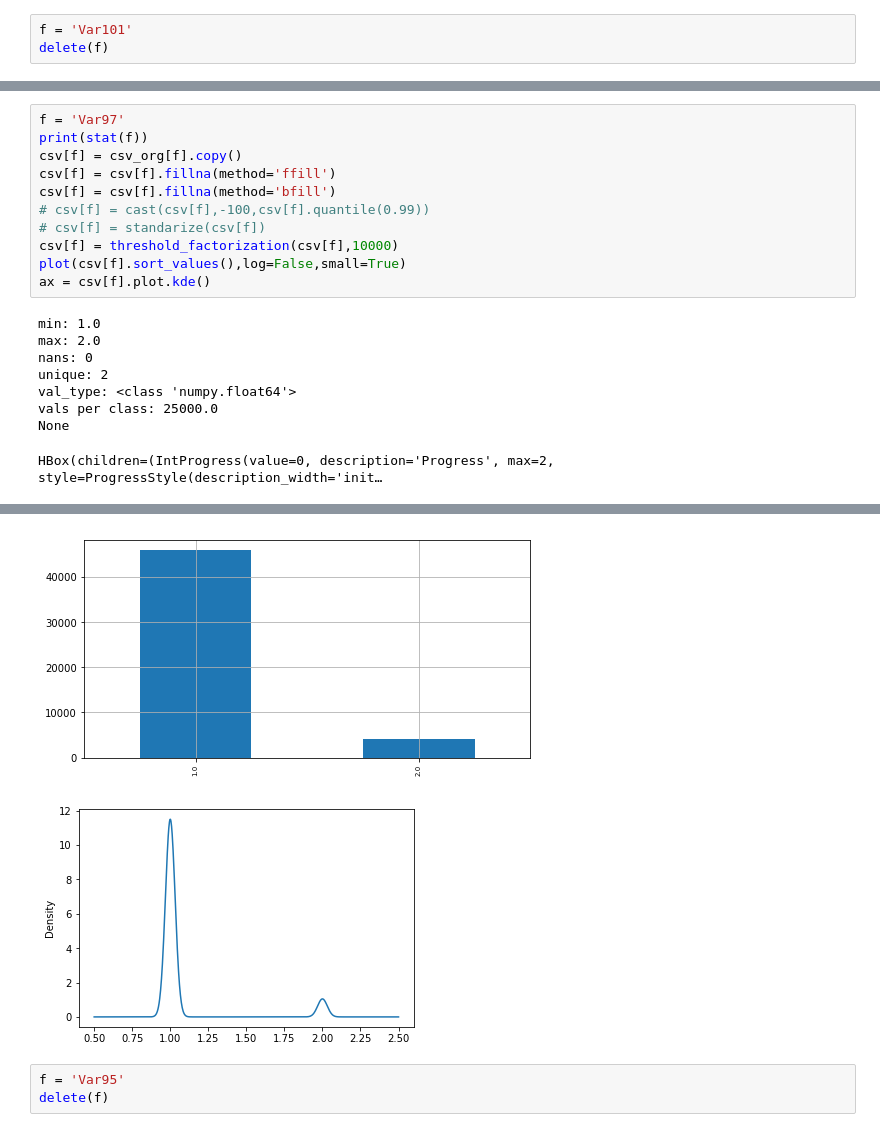
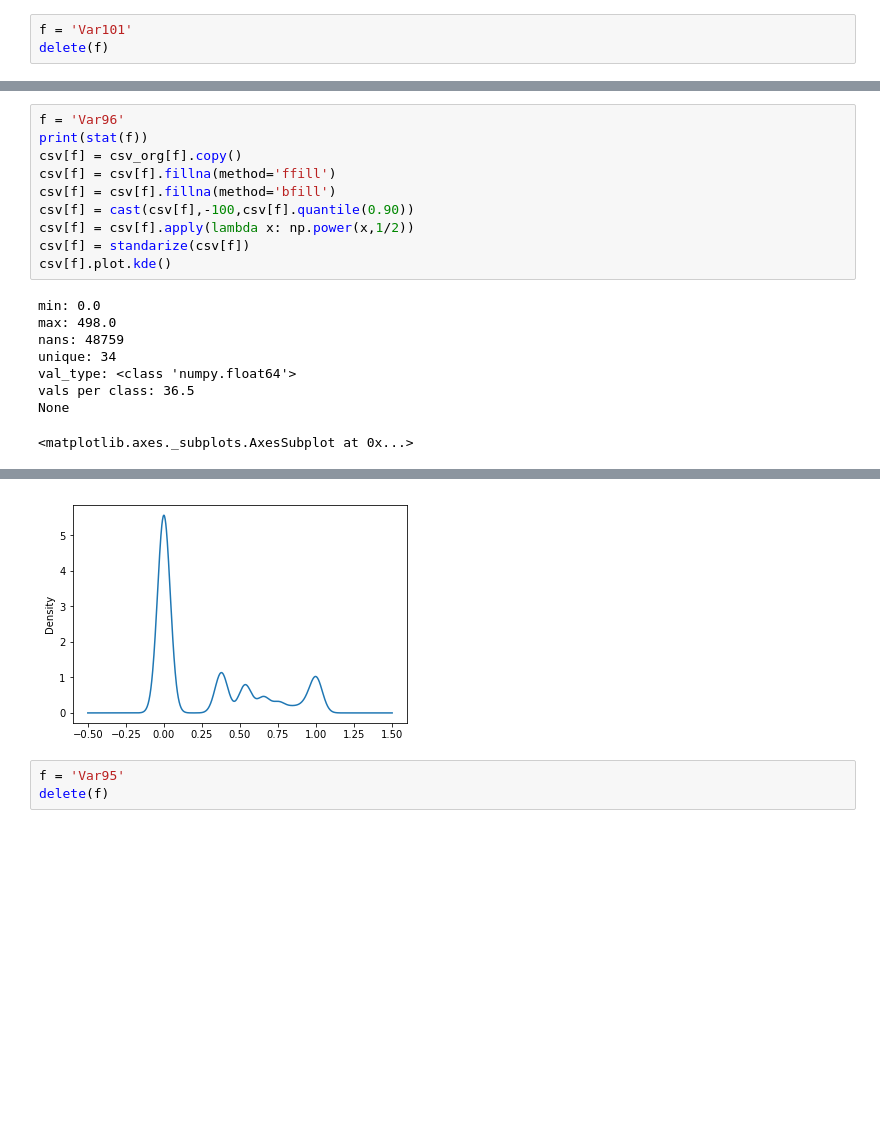
Before and after one commit to mateuszdorobek/Machine-Learning-Classification, a Jupyter notebook: data_extraction.ipynb, the cells around one changed output, grey strips where cells are left out. Drawn from its saved outputs; the diff is of its cells as text; blank space fills up the shorter version.

```diff
--- a/data_extraction.ipynb
+++ b/data_extraction.ipynb
@@ -2198,20 +2091,19 @@ HBox(children=(IntProgress(value=0, description='Progress', max=2, style=Progres
 # %%
-f = 'Var97'
+f = 'Var96'
 print(stat(f))
 csv[f] = csv_org[f].copy()
 csv[f] = csv[f].fillna(method='ffill')
 csv[f] = csv[f].fillna(method='bfill')
-# csv[f] = cast(csv[f],-100,csv[f].quantile(0.99))
-# csv[f] = standarize(csv[f])
-csv[f] = threshold_factorization(csv[f],10000)
-plot(csv[f].sort_values(),log=False,small=True)
-ax = csv[f].plot.kde()
+csv[f] = cast(csv[f],-100,csv[f].quantile(0.90))
+csv[f] = csv[f].apply(lambda x: np.power(x,1/2))
+csv[f] = standarize(csv[f])
+csv[f].plot.kde()
 # %% [output]
-min: 1.0
-max: 2.0
-nans: 0
-unique: 2
+min: 0.0
+max: 498.0
+nans: 48759
+unique: 34
 val_type: <class 'numpy.float64'>
-vals per class: 25000.0
+vals per class: 36.5
 None
-HBox(children=(IntProgress(value=0, description='Progress', max=2, style=ProgressStyle(description_width='init…
+<matplotlib.axes._subplots.AxesSubplot at 0x...>
@@ -2220,5 +2110,4 @@ HBox(children=(IntProgress(value=0, description='Progress', max=2, style=Progres
-[figure, old version]
+[figure, new version]
-[figure, removed]
 # %%
 f = 'Var95'
 delete(f)
```
Also changed, not shown: parts of 206 cells of this notebook.
